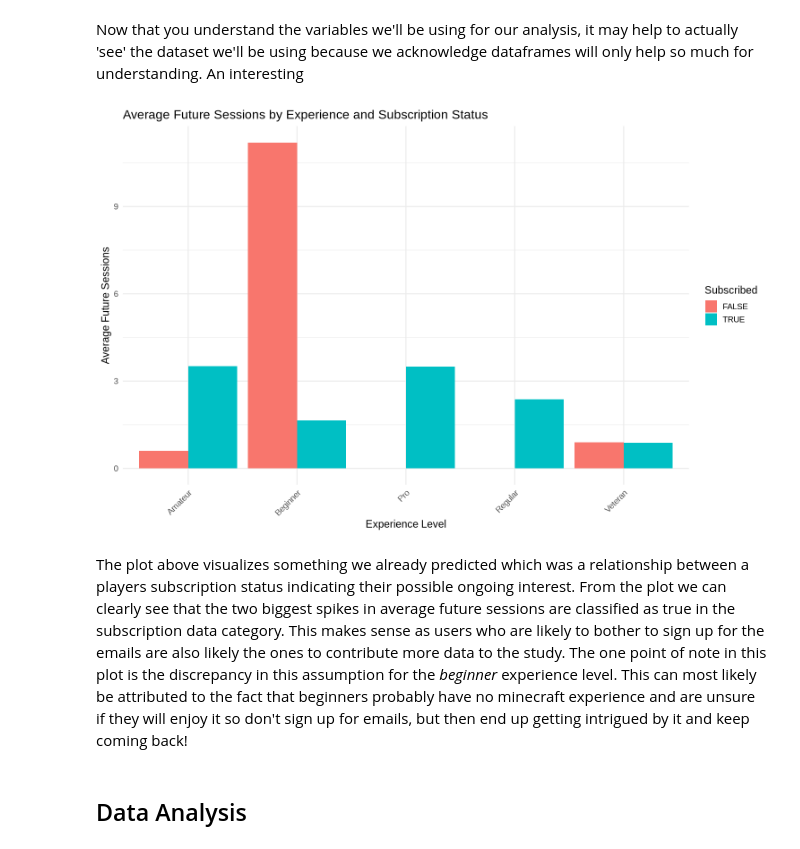
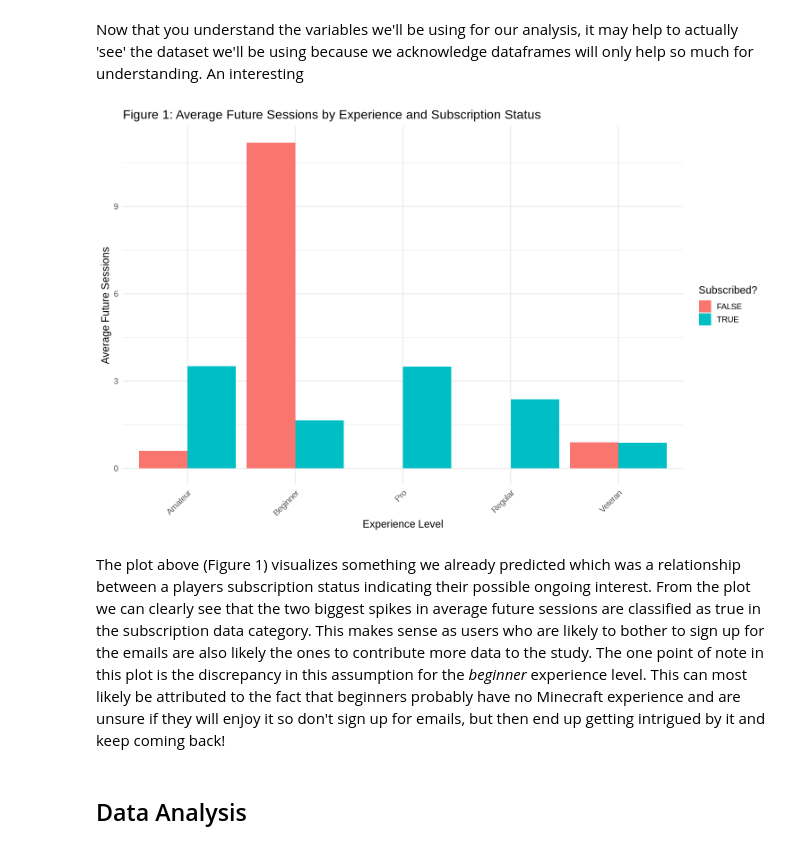
Before and after one commit to derek-m-martin/DSCI100-GroupProject, a Jupyter notebook: project_file.ipynb, the cells around one changed output. Cells and saved outputs as stored; diff of their text form; code cells hidden in the pictures.

```diff
--- a/project_file.ipynb
+++ b/project_file.ipynb
@@ -242,19 +224,19 @@ Now that you understand the variables we'll be using for our analysis, it may he
 # %%
 options(repr.plot.height = 8, repr.plot.width = 12.5)
 
 subscription_status_engagement_plot <- final_wrangled_data |>
   ggplot(aes(x = experience, y = future_sessions_count, fill = subscribe)) +
       stat_summary(fun = "mean", geom = "bar", position = "dodge") +
-      labs(title = "Average Future Sessions by Experience and Subscription Status",
-      x = "Experience Level", y = "Average Future Sessions", fill = "Subscribed") +
+      labs(title = "Figure 1: Average Future Sessions by Experience and Subscription Status",
+      x = "Experience Level", y = "Average Future Sessions", fill = "Subscribed?") +
       theme_minimal(base_size = 14) +
       theme(legend.position = "right", axis.text.x = element_text(angle = 45, hjust = 1))
 
 subscription_status_engagement_plot
 # %% [output]
-[figure, old version]
+[figure, new version]
 # %% [markdown]
-The plot above visualizes something we already predicted which was a relationship between a players subscription status indicating their possible ongoing interest. From the plot we can clearly see that the two biggest spikes in average future sessions are classified as true in the subscription data category. This makes sense as users who are likely to bother to sign up for the emails are also likely the ones to contribute more data to the study. The one point of note in this plot is the discrepancy in this assumption for the *beginner* experience level. This can most likely be attributed to the fact that beginners probably have no minecraft experience and are unsure if they will enjoy it so don't sign up for emails, but then end up getting intrigued by it and keep coming back!
+The plot above (Figure 1) visualizes something we already predicted which was a relationship between a players subscription status indicating their possible ongoing interest. From the plot we can clearly see that the two biggest spikes in average future sessions are classified as true in the subscription data category. This makes sense as users who are likely to bother to sign up for the emails are also likely the ones to contribute more data to the study. The one point of note in this plot is the discrepancy in this assumption for the *beginner* experience level. This can most likely be attributed to the fact that beginners probably have no Minecraft experience and are unsure if they will enjoy it so don't sign up for emails, but then end up getting intrigued by it and keep coming back!
 # %% [markdown]
 ## Data Analysis
 # %% [markdown]
```
Also changed, not shown: parts of 6 cells of this notebook.
